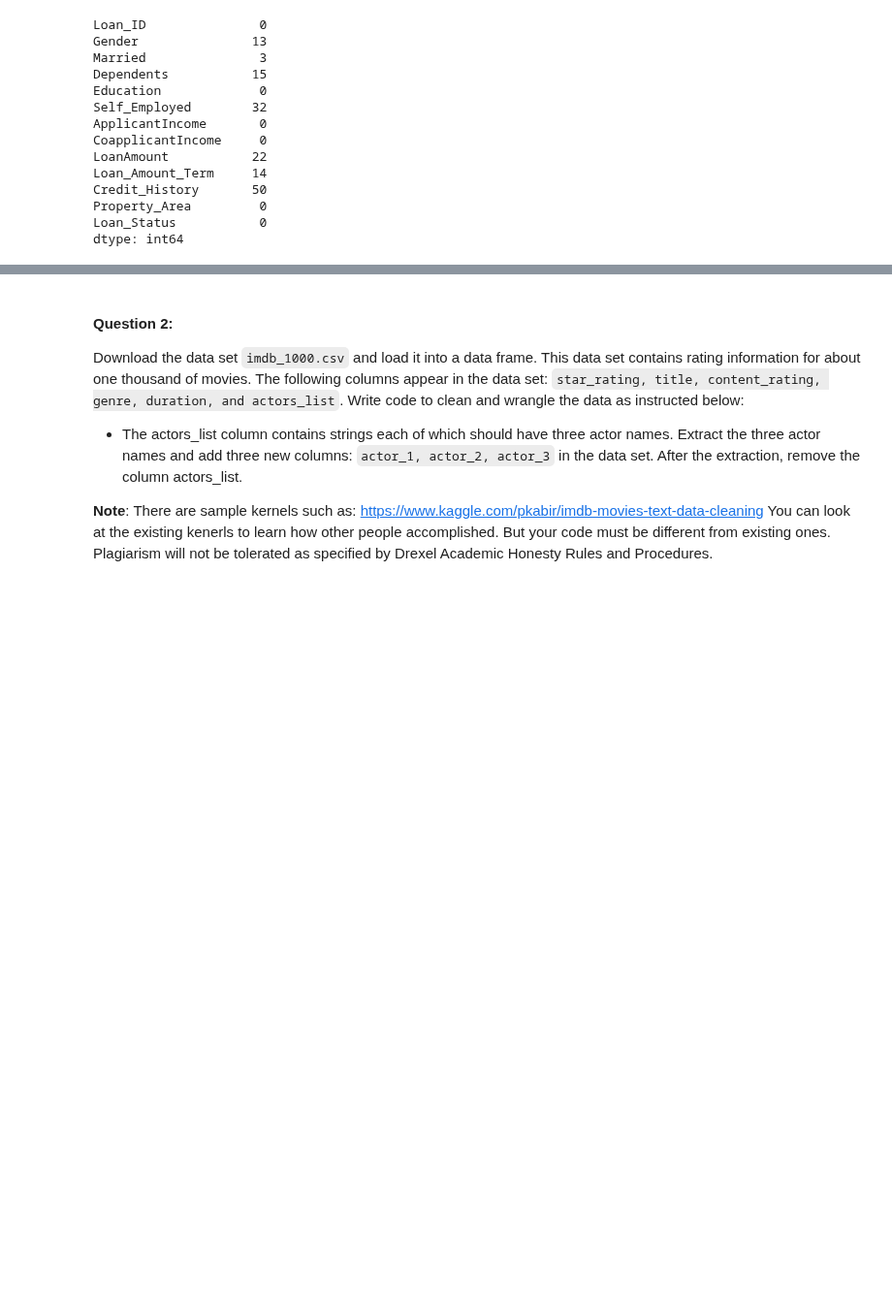
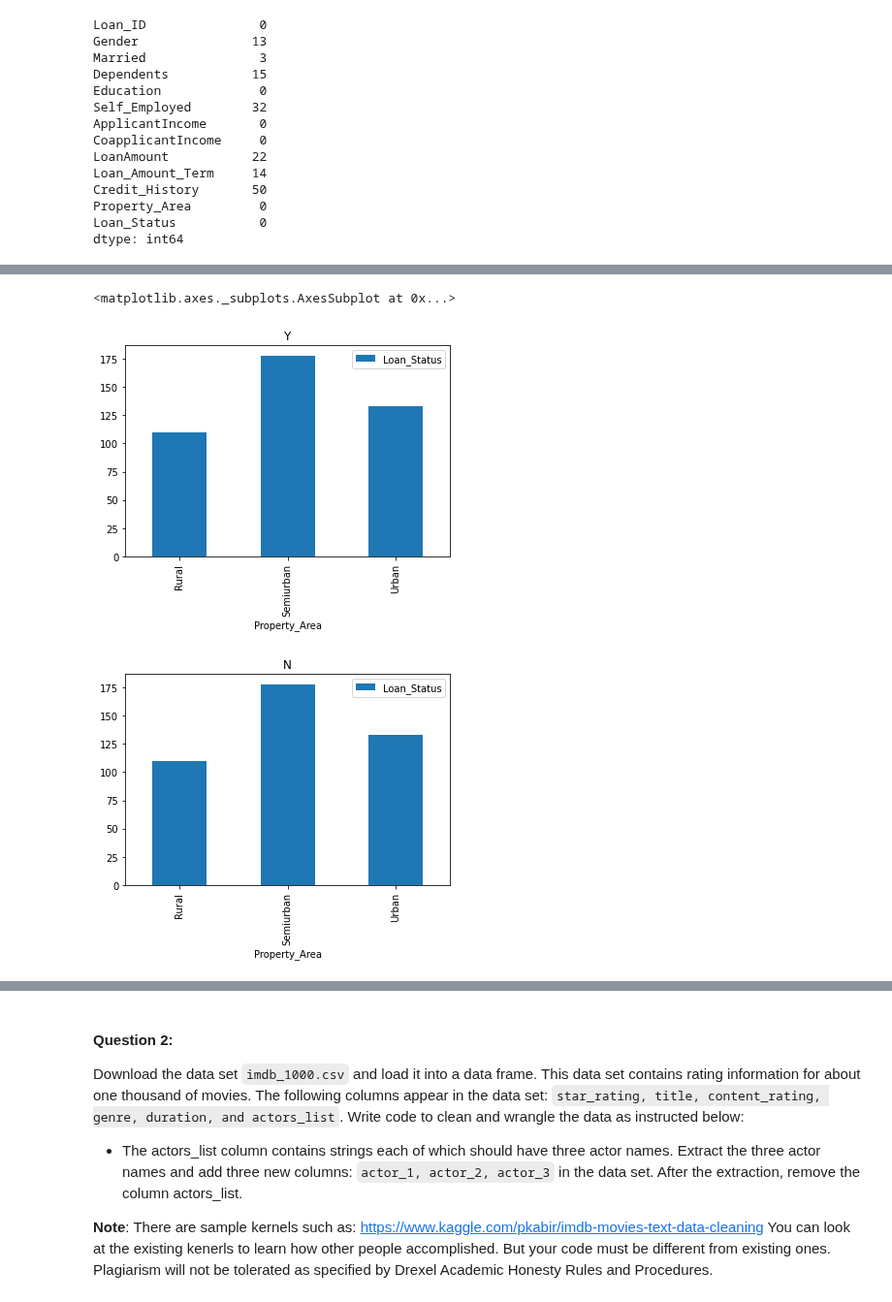
Before and after one commit to Prakhar-Saxena/CollegeAssignments, a Jupyter notebook: INFO212/assn4/INFO212-Assignment4.ipynb, the cells around one changed output, grey strips where cells are left out. Shown at 97% size. Saved outputs shown, nothing was run; the diff lists cells and outputs as text; code cells hidden in the pictures; blank space fills up the shorter version.

```diff
--- a/INFO212/assn4/INFO212-Assignment4.ipynb
+++ b/INFO212/assn4/INFO212-Assignment4.ipynb
@@ -108,0 +166,16 @@ dtype: int64
+# %%
+# 7 Plot the relationship between Property_Area and Loan_Status.
+
+df_pl = df[['Property_Area', 'Loan_Status']]
+
+df_y = df_pl.loc[df['Loan_Status'] == 'Y']
+df_y = df_y.groupby('Property_Area').count()
+df_y.plot(kind='bar', title='Y')
+
+df_n = df_pl.loc[df['Loan_Status'] == 'N']
+df_n = df_n.groupby('Property_Area').count()
+df_y.plot(kind='bar', title='N')
+# %% [output]
+<matplotlib.axes._subplots.AxesSubplot at 0x...>
+[figure, added]
+[figure, added]
```
Also changed, not shown: parts of 20 cells of this notebook.
